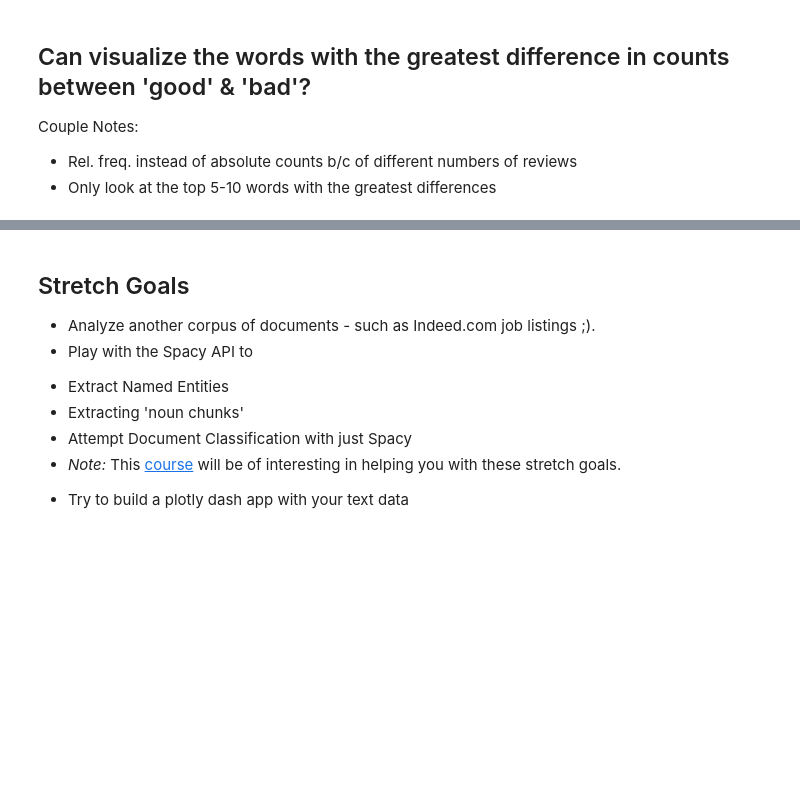
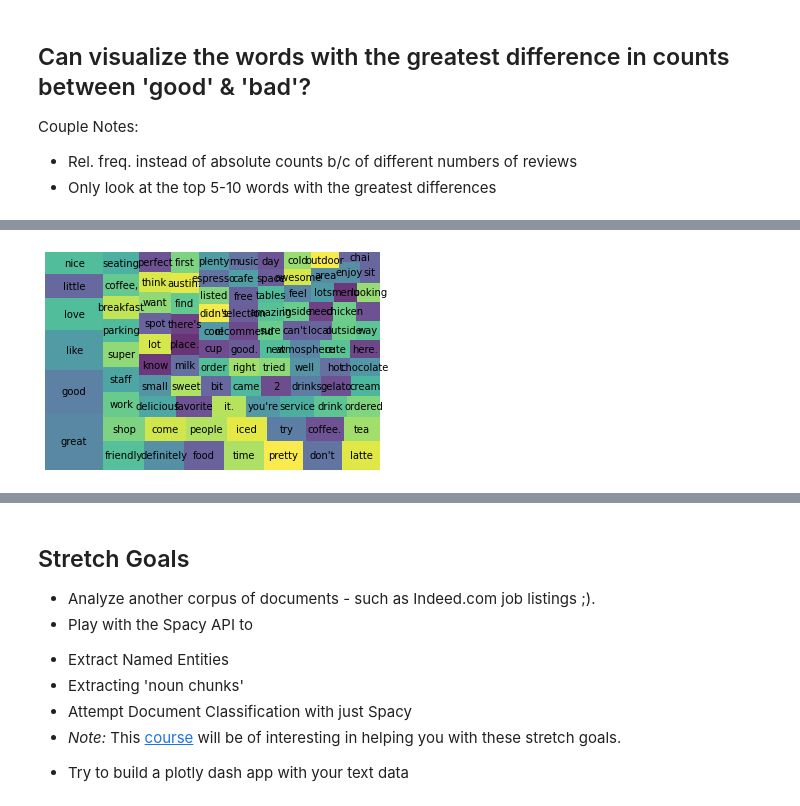
Before and after one commit to ErikSeguinte/DS-Unit-4-Sprint-1-NLP, a Jupyter notebook: module1-text-data/LS_DS_411_Text_Data_Assignment.ipynb, the cells around one changed output, grey strips where cells are left out. Cells and saved outputs as stored; diff of their text form; code cells hidden in the pictures; blank space fills up the shorter version.

```diff
--- a/module1-text-data/LS_DS_411_Text_Data_Assignment.ipynb
+++ b/module1-text-data/LS_DS_411_Text_Data_Assignment.ipynb
@@ -297 +297,6 @@ great: False
 ==============================
+# %%
+great_words = count_words(shops[shops['great'] == True].copy(), 100)
+great_words_set = set(great_words['word'])
+# %% [output]
+[figure, added]
```
Also changed, not shown: parts of 10 cells of this notebook.
